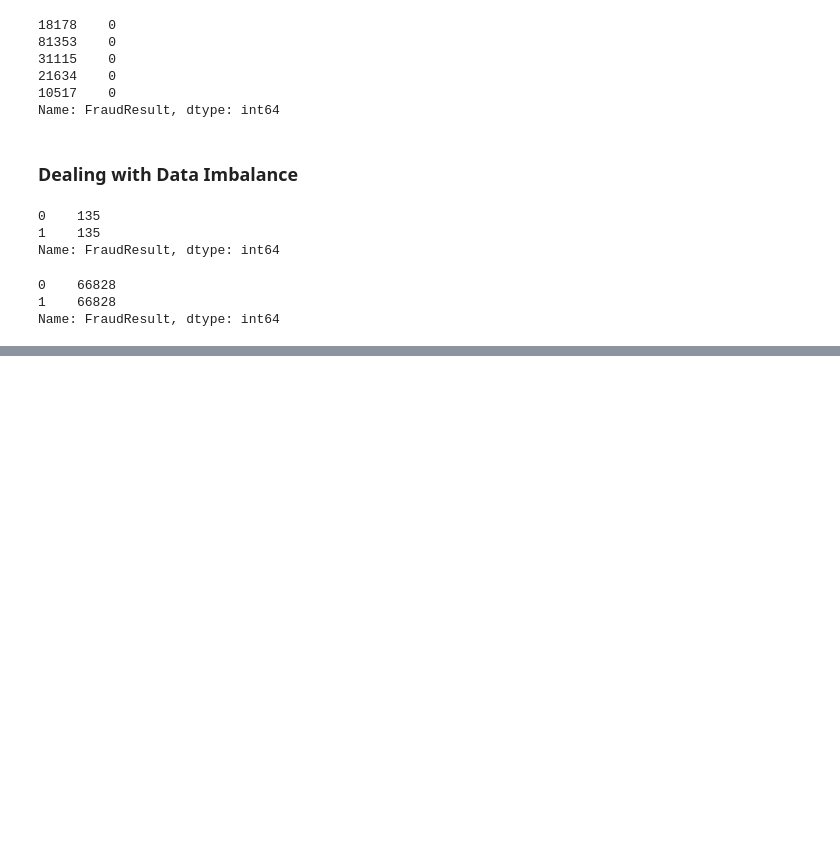
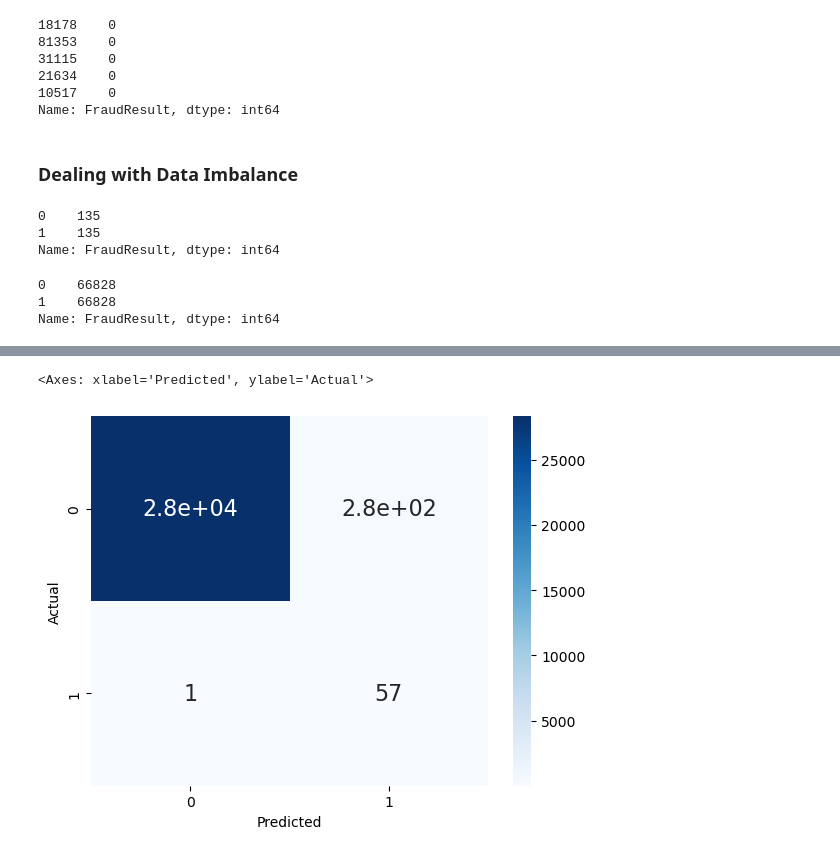
Before and after one commit to Joakimanochie/Univelcity_Capstone, a Jupyter notebook: Xente_fraud_detection/Fraud_detection.ipynb, the cells around one changed output, grey strips where cells are left out. Cells and saved outputs as stored; diff of their text form; code cells hidden in the pictures; blank space fills up the shorter version.

```diff
--- a/Xente_fraud_detection/Fraud_detection.ipynb
+++ b/Xente_fraud_detection/Fraud_detection.ipynb
@@ -501 +552,4 @@ print(classification_report(Y_test, predictions_2))
 weighted avg       1.00      1.00      1.00     28699
+# %%
+model_3 = GaussianNB()
+model_3.fit(X_train, Y_train)
@@ -615,0 +689,3 @@ pyplot.show()
+# %%
+model_4 = RandomForestClassifier()
+model_4.fit(X_train_resampled, y_train_resampled)
@@ -615,0 +711,3 @@ pyplot.show()
+# %%
+model_5 = KerasClassifier(build_fn=create_model,epochs=50, batch_size=10, verbose=0)
+model_5.fit(X_train_resampled, y_train_resampled)
@@ -615,0 +716,5 @@ pyplot.show()
+# %%
+predictions_5= model_5.predict(X_test)
+print(accuracy_score(Y_test, predictions_5))
+print(confusion_matrix(Y_test, predictions_5))
+print(classification_report(Y_test, predictions_5))
@@ -625,0 +1007,8 @@ pyplot.show()
+# %%
+df_cm = pd.DataFrame(confusion_matrix(Y_test, predictions_5), columns=np.unique(Y_test), index = np.unique(Y_test))
+df_cm.index.name = 'Actual'
+df_cm.columns.name = 'Predicted'
+sns.heatmap(df_cm, cmap="Blues", annot=True,annot_kws={"size": 16})# font size
+# %% [output]
+<Axes: xlabel='Predicted', ylabel='Actual'>
+[figure, added]
```
Also changed, not shown: parts of 56 cells of this notebook, 1 other file.
